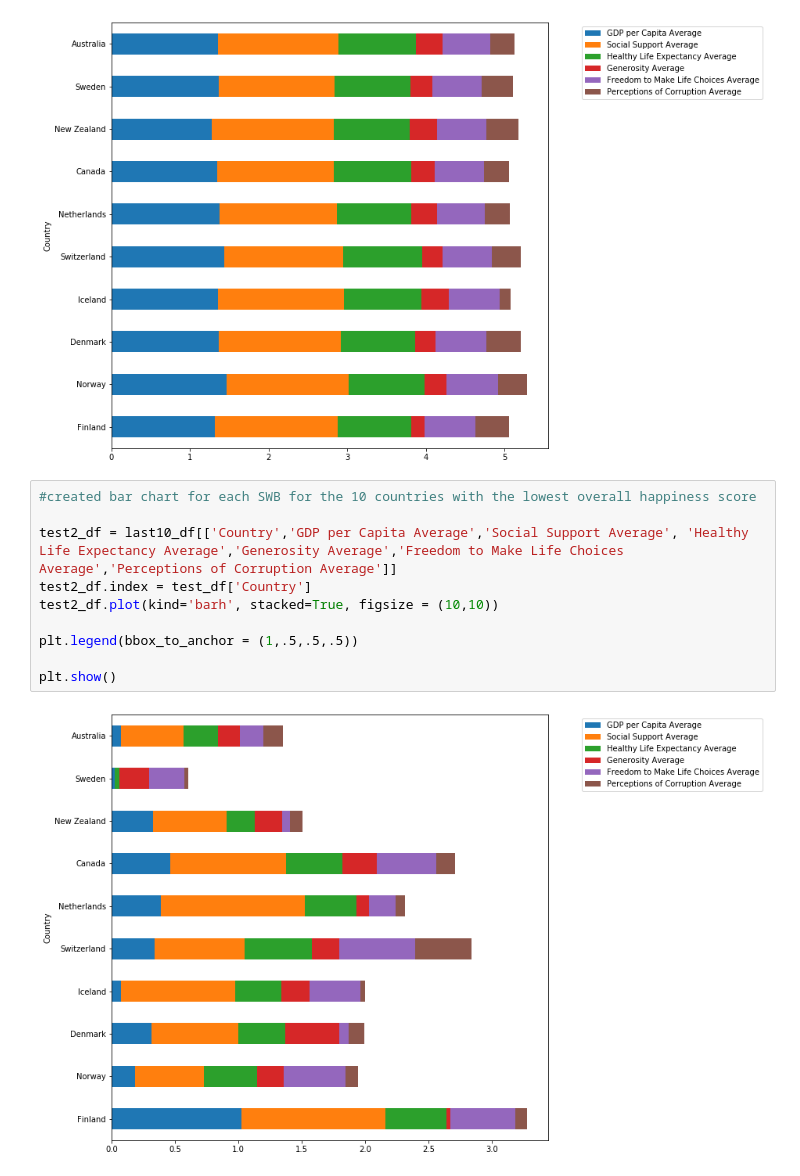
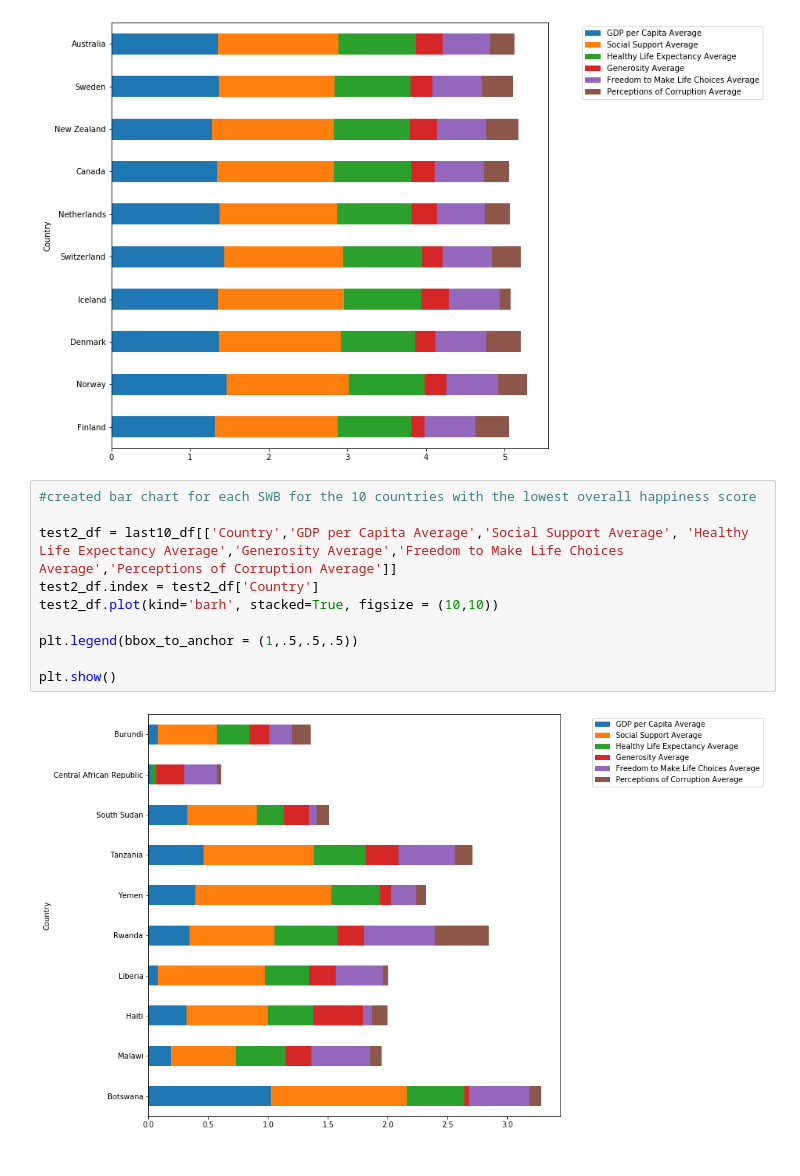
Before and after one commit to nbolt1989/Group_Project_1, a Jupyter notebook: Time for Happiness.ipynb, the cells around one changed output. Saved outputs shown, nothing was run; the diff lists cells and outputs as text.

Commit message:
fixed stacked bar graph countries

```diff
--- a/Time for Happiness.ipynb
+++ b/Time for Happiness.ipynb
@@ -297,12 +299,12 @@ plt.show()
 # %%
 #created bar chart for each SWB for the 10 countries with the lowest overall happiness score
 
 test2_df = last10_df[['Country','GDP per Capita Average','Social Support Average', 'Healthy Life Expectancy Average','Generosity Average','Freedom to Make Life Choices Average','Perceptions of Corruption Average']]
-test2_df.index = test_df['Country']
+test2_df.index = test2_df['Country']
 test2_df.plot(kind='barh', stacked=True, figsize = (10,10))
 
 plt.legend(bbox_to_anchor = (1,.5,.5,.5))
 
 plt.show()
 # %% [output]
-[figure, old version]
+[figure, new version]
```
Also changed, not shown: parts of 3 cells of this notebook.
